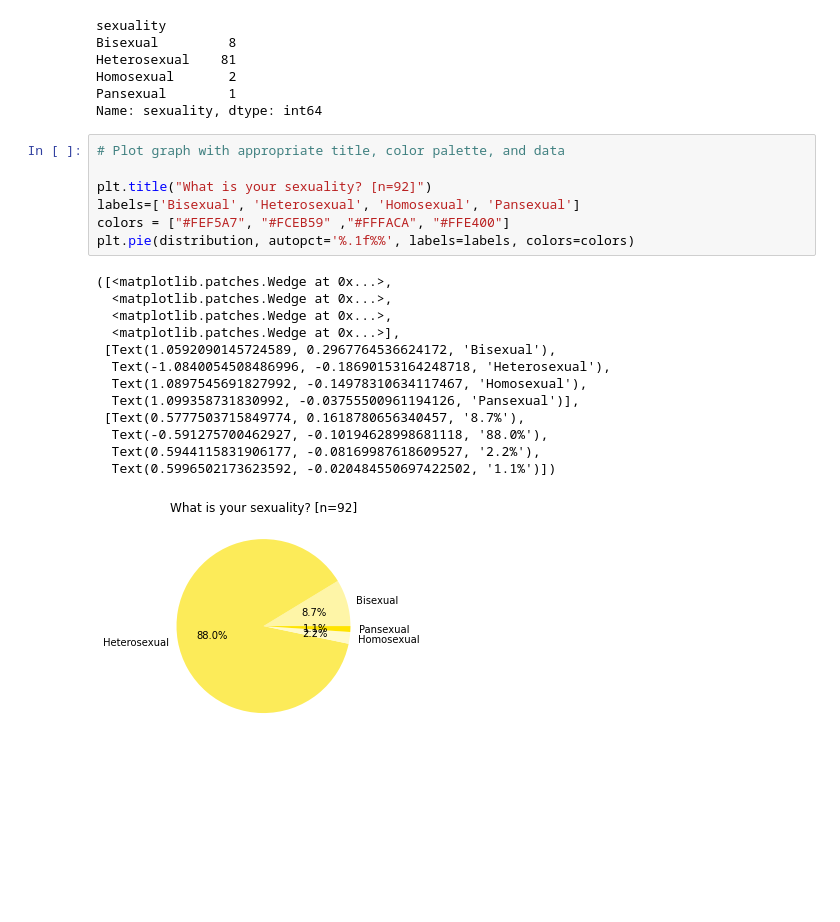
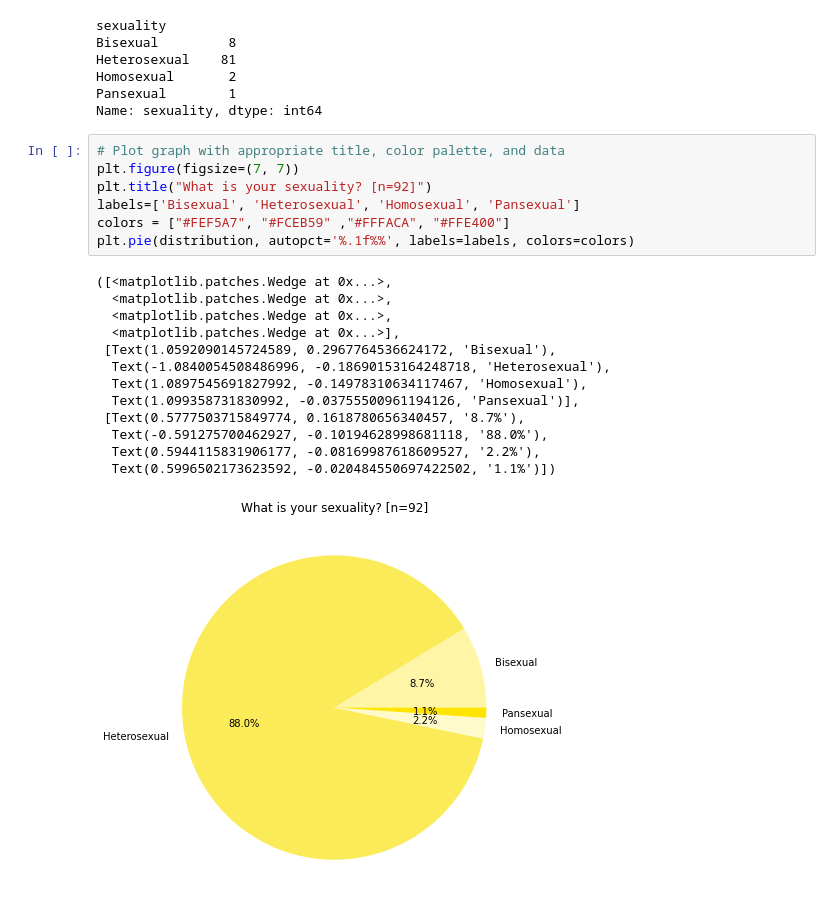
Before and after one commit to SYDE-26/1A-Class-Profile-Data-Analysis, a Jupyter notebook: Demographics/sexualities.ipynb, the cells around one changed output. Saved outputs shown, nothing was run; the diff lists cells and outputs as text; blank space fills up the shorter version.

```diff
--- a/Demographics/sexualities.ipynb
+++ b/Demographics/sexualities.ipynb
@@ -26,22 +26,22 @@ Pansexual        1
 Name: sexuality, dtype: int64
 # %%
 # Plot graph with appropriate title, color palette, and data
-
+plt.figure(figsize=(7, 7))
 plt.title("What is your sexuality? [n=92]")
 labels=['Bisexual', 'Heterosexual', 'Homosexual', 'Pansexual']
 colors = ["#FEF5A7", "#FCEB59" ,"#FFFACA", "#FFE400"]
 plt.pie(distribution, autopct='%.1f%%', labels=labels, colors=colors)
 # %% [output]
 ([<matplotlib.patches.Wedge at 0x...>,
   <matplotlib.patches.Wedge at 0x...>,
   <matplotlib.patches.Wedge at 0x...>,
   <matplotlib.patches.Wedge at 0x...>],
  [Text(1.0592090145724589, 0.2967764536624172, 'Bisexual'),
   Text(-1.0840054508486996, -0.18690153164248718, 'Heterosexual'),
   Text(1.0897545691827992, -0.14978310634117467, 'Homosexual'),
   Text(1.099358731830992, -0.03755500961194126, 'Pansexual')],
  [Text(0.5777503715849774, 0.1618780656340457, '8.7%'),
   Text(-0.591275700462927, -0.10194628998681118, '88.0%'),
   Text(0.5944115831906177, -0.08169987618609527, '2.2%'),
   Text(0.5996502173623592, -0.020484550697422502, '1.1%')])
-[figure, old version]
+[figure, new version]
```
Also changed, not shown: 4 other files.
